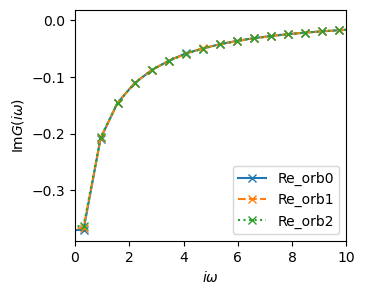
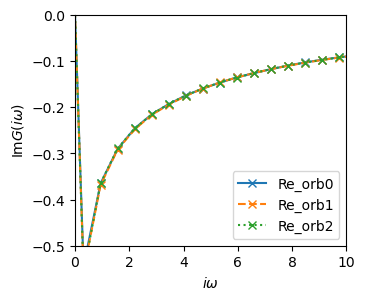
Code edit (unified diff) that turned the first committed figure into the second:
--- before
+++ after
@@ -5,6 +5,7 @@
 fig, ax = plt.subplots(1, 1, figsize=(3.5,3), dpi=100)
 for i in range(n_orb):
-    ax.oplot(G_iw_imfreq['up'][i,i].real, 'x', color=colors[i], linestyle=lines[i], label=f'Re_orb{i}') 
+    ax.oplot(G_iw_imfreq['up'][i,i].imag, 'x', color=colors[i], linestyle=lines[i], label=f'Re_orb{i}') 
 ax.set_xlim(0,10)
+ax.set_ylim(-0.5,0)
 ax.set_xlabel(r"$i\omega$") 
 ax.set_ylabel(r"Im$G(i\omega)$")

Commit: CTHYB files added, small updated in example notebook